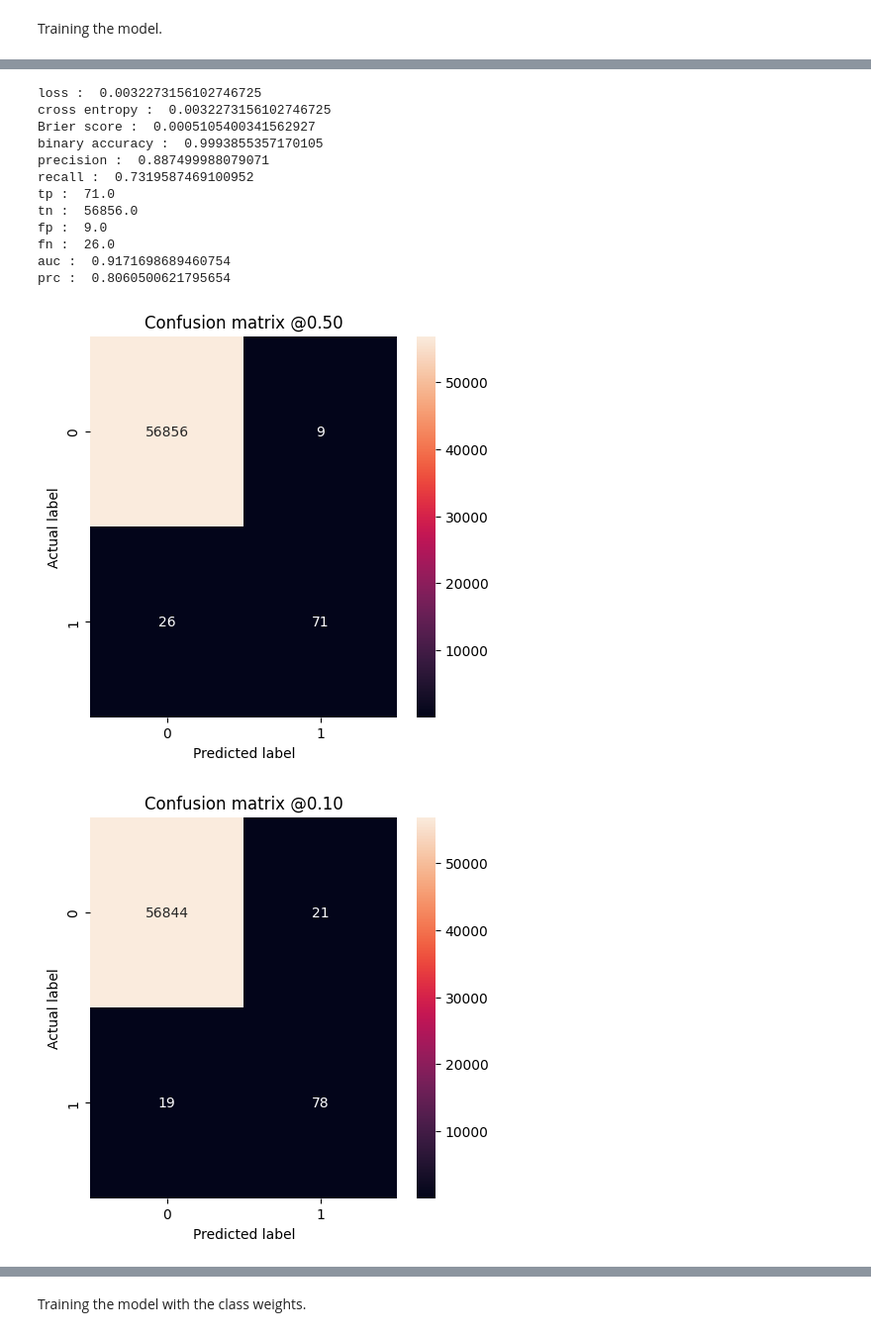
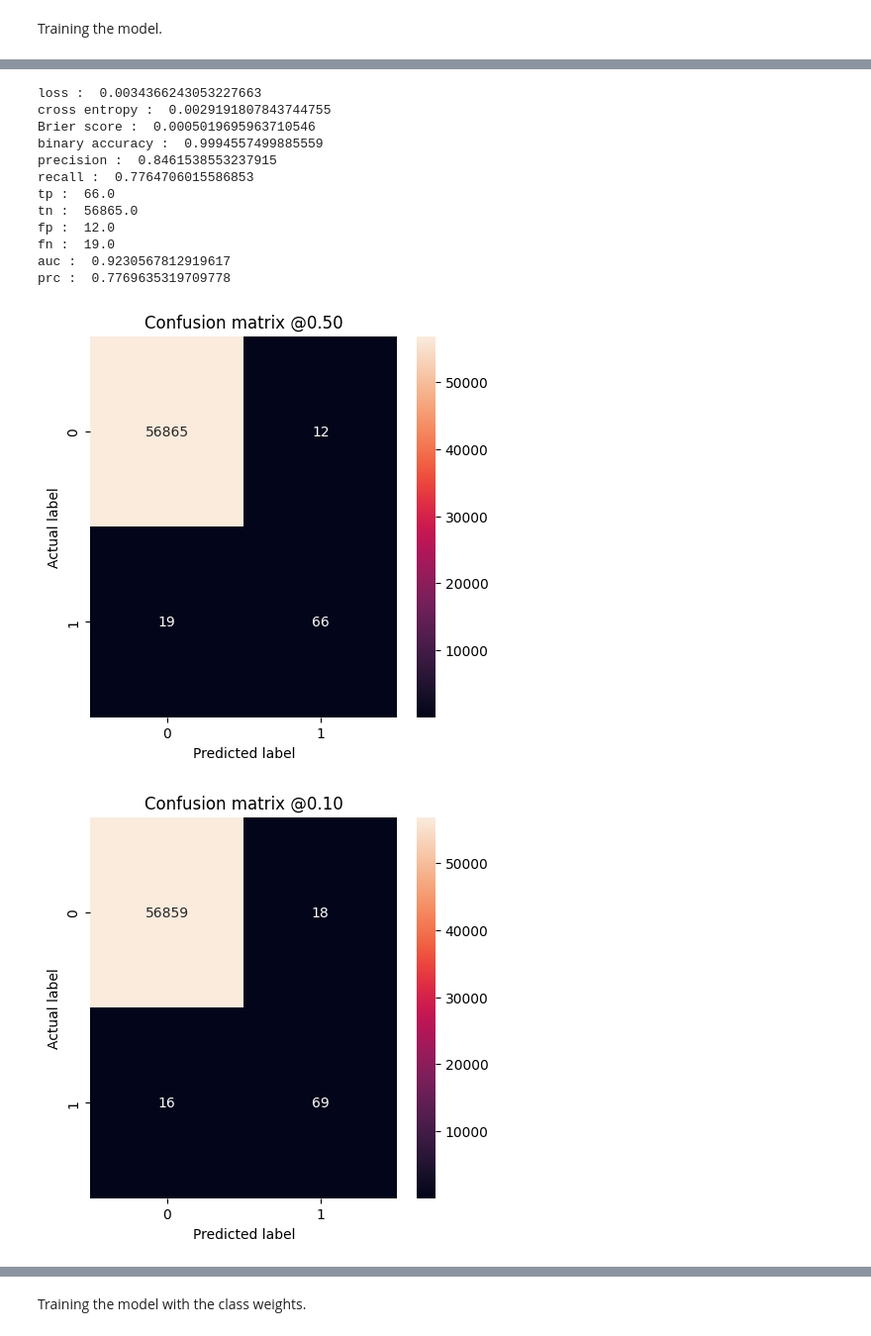
Before and after one commit to SamiAnttalainen/Credit_Card_Fraud_Analysis-Data_Science_Project, a Jupyter notebook: Credit_Card_Classification_Modeling.ipynb, the cells around one changed output, grey strips where cells are left out. Shown at 99% size. Saved outputs shown, nothing was run; the diff lists cells and outputs as text; code cells hidden in the pictures.

Commit message:
Added model trainer and other models.

```diff
--- a/Credit_Card_Classification_Modeling.ipynb
+++ b/Credit_Card_Classification_Modeling.ipynb
@@ -21,8 +21,9 @@ warnings.filterwarnings('ignore')
 mpl.rcParams['figure.figsize'] = (12, 10)
 colors = plt.rcParams['axes.prop_cycle'].by_key()['color']
 
-# Importing the dataset
-df = pd.read_csv('creditcard.csv')
+# Reading the dataset
+filepath = r"C:\Users\sami_\OneDrive\Työpöytä\Datasets\creditcard.csv"
+df = pd.read_csv(filepath)
 # %% [markdown]
 Data splitting and scaling.
 # %%
@@ -119,12 +120,12 @@ METRICS = [
 # %% [markdown]
 Method that defines and compiles the model and returns it.
 # %%
-def model_maker(metrics=METRICS, output_bias=None):
+def small_model_maker(metrics=METRICS, output_bias=None):
     if output_bias is not None:
         output_bias = keras.initializers.Constant(output_bias)
     # Define the model
     model = keras.Sequential([
-        keras.layers.Dense(units=16, activation='relu', input_shape=(train_features.shape[-1],)),
+        keras.layers.Dense(units=16, kernel_regularizer=keras.regularizers.l2(0.001), activation='relu', input_shape=(train_features.shape[-1],)),
         keras.layers.Dropout(rate=0.5),
         keras.layers.Dense(units=1, activation='sigmoid', bias_initializer=output_bias)
     ])
@@ -264,7 +282,7 @@ Training the model.
 # %%
-# Baseline model with initial weights.
-model = model_maker()
+# Small baseline model with initial weights.
+model = small_model_maker()
 model.load_weights(initial_weights)
-baseline_history = model.fit(train_features, train_labels, batch_size=BATCH_SIZE, epochs=EPOCHS, validation_data=(val_features, val_labels), callbacks=[early_stopping], verbose=1)
+baseline_history = model_trainer(model)
 # %% [output]
 Epoch 1/100
@@ -326,29 +344,30 @@ def plot_confusion_matrix(labels, predictions, threshold=0.5):
 # %%
 # Evaluating test data on the baseline model.
 baseline_results = model.evaluate(test_features, test_labels, verbose=0, batch_size=BATCH_SIZE)
 
 # Printing the baseline results.
 for name, value in zip(model.metrics_names, baseline_results):
   print(name, ': ', value)
 print()
 
 # Plotting the baseline confusion matrix of the test data with different thresholds.
 plot_confusion_matrix(test_labels, baseline_test_predictions) # Default threshold of 0.5
 plot_confusion_matrix(test_labels, baseline_test_predictions, threshold=0.1)
 plot_confusion_matrix(test_labels, baseline_test_predictions, threshold=0.01)
+plot_confusion_matrix(test_labels, baseline_test_predictions, threshold=0.75)
 # %% [output]
-loss :  0.0032273156102746725
-cross entropy :  0.0032273156102746725
-Brier score :  0.0005105400341562927
-binary accuracy :  0.9993855357170105
-precision :  0.887499988079071
-recall :  0.7319587469100952
-tp :  71.0
-tn :  56856.0
-fp :  9.0
-fn :  26.0
-auc :  0.9171698689460754
-prc :  0.8060500621795654
+loss :  0.0034366243053227663
+cross entropy :  0.0029191807843744755
+Brier score :  0.0005019695963710546
+binary accuracy :  0.9994557499885559
+precision :  0.8461538553237915
+recall :  0.7764706015586853
+tp :  66.0
+tn :  56865.0
+fp :  12.0
+fn :  19.0
+auc :  0.9230567812919617
+prc :  0.7769635319709778
-[figure, old version]
+[figure, new version]
 [figure]
 [figure]
```
Also changed, not shown: parts of 55 cells of this notebook.
